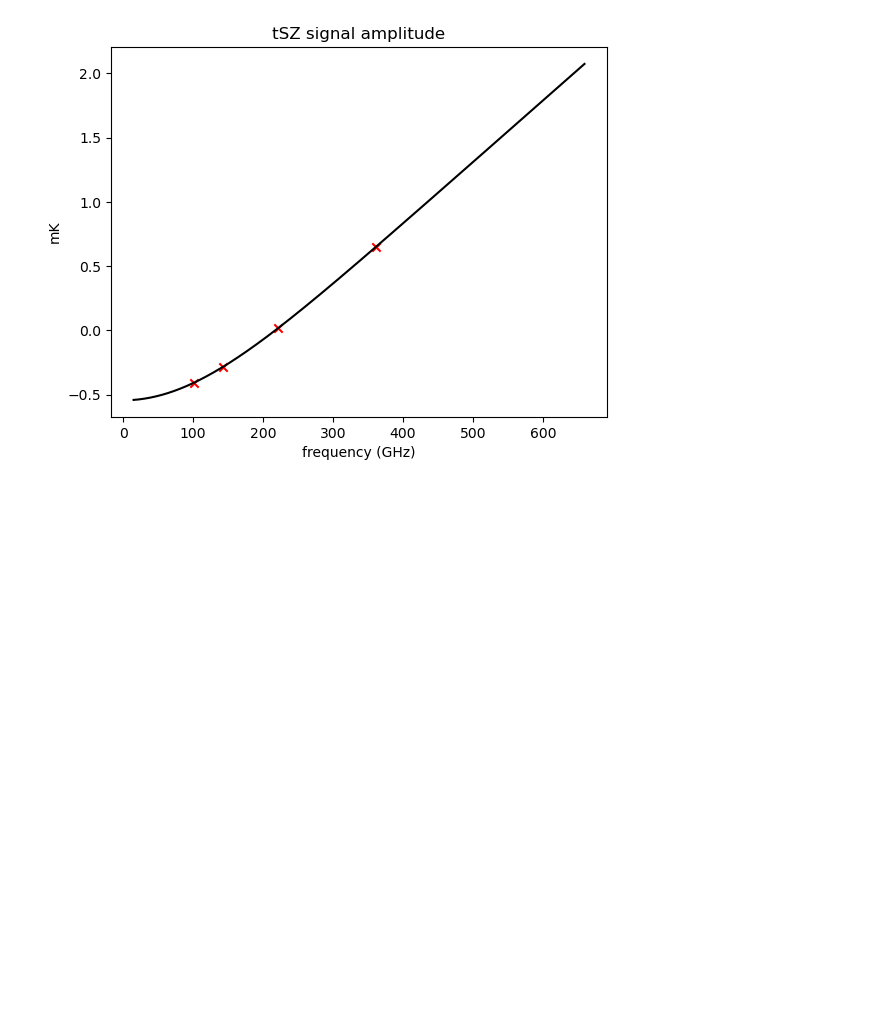
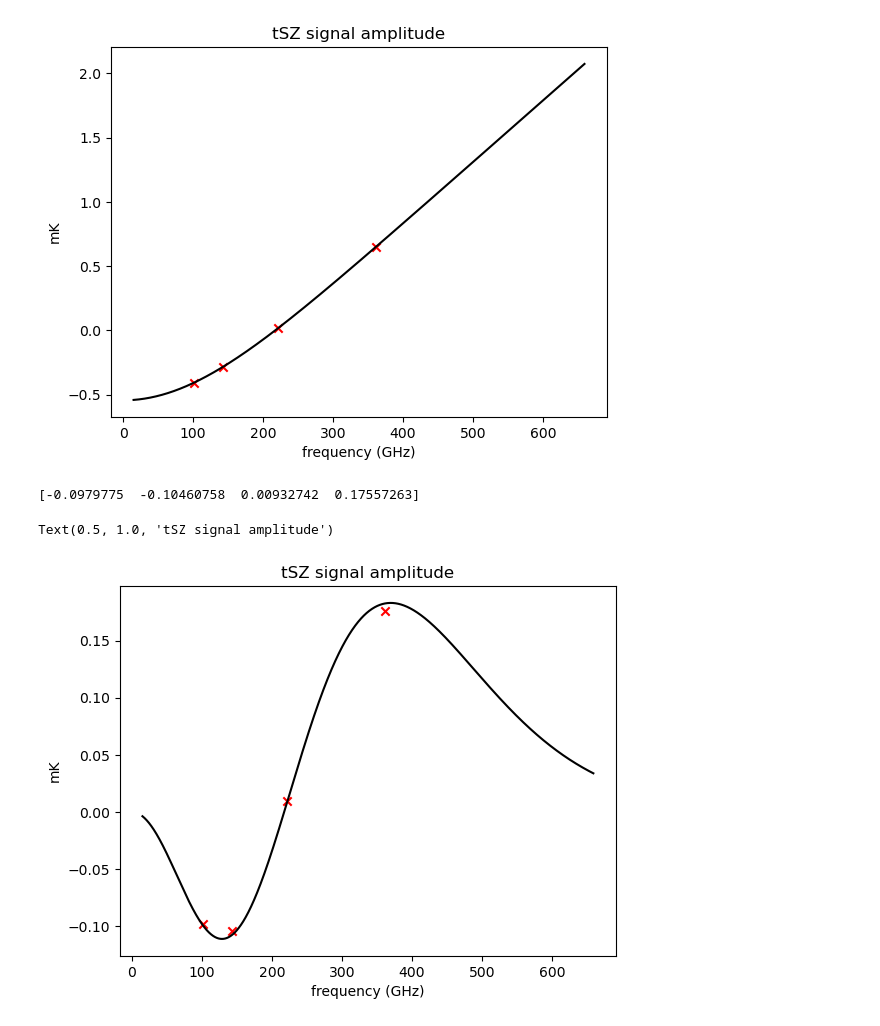
Before and after one commit to vipulprasad/SZ_analysis, a Jupyter notebook: frequency_map_analysis/tSZ_frequency_maps_fit.ipynb, the cells around one changed output. Saved outputs shown, nothing was run; the diff lists cells and outputs as text; code cells hidden in the pictures; blank space fills up the shorter version.

```diff
--- a/frequency_map_analysis/tSZ_frequency_maps_fit.ipynb
+++ b/frequency_map_analysis/tSZ_frequency_maps_fit.ipynb
@@ -124,6 +126,26 @@ plt.title("tSZ signal amplitude")
 [-0.4065394  -0.28288995  0.0201081   0.65056721]
 Text(0.5, 1.0, 'tSZ signal amplitude')
 [figure]
+# %%
+# tSZ spectral shape is given by
+f_nu = f_sz.rel_corr_batch_bis(Ycl_input, T_kev, V_pec, Tcmb,nu_GHz*(1.+Z), const, f_sz.rel_corr_batch_init(Tcmb,nu_GHz*(1.+Z), const), 6, temp=False)
+
+# The band integrated value of the tSZ spectral amplitude for frequency bands is given by following
+f_nu_band_intgrated = f_sz.sz_forecast(Ycl_input, T_kev, V_pec, Tcmb, Z, centerfreq, f_sz.rel_corr_batch_init(Tcmb,nu_GHz*(1.+Z), const), nu_GHz, const, bandf='pl_bandpass_2013.sav', typ=6, temp=False )
+
+eff_freq = [101.31, 142.709, 221.914, 361.289] # effective frequeny, to be used with band integrated spectrum
+
+print(f_nu_band_intgrated)
+
+plt.plot(nu_GHz, f_nu, 'k')
+plt.scatter(eff_freq, f_nu_band_intgrated, marker = 'x', color = 'red')
+plt.xlabel(r"frequency (GHz)")
+plt.ylabel(r"mK")
+plt.title("tSZ signal amplitude")
+# %% [output]
+[-0.0979775  -0.10460758  0.00932742  0.17557263]
+Text(0.5, 1.0, 'tSZ signal amplitude')
+[figure, added]
 # %%
 # Creating the simulated frequency maps
 
```
Also changed, not shown: parts of 12 cells of this notebook, 1 other file.
